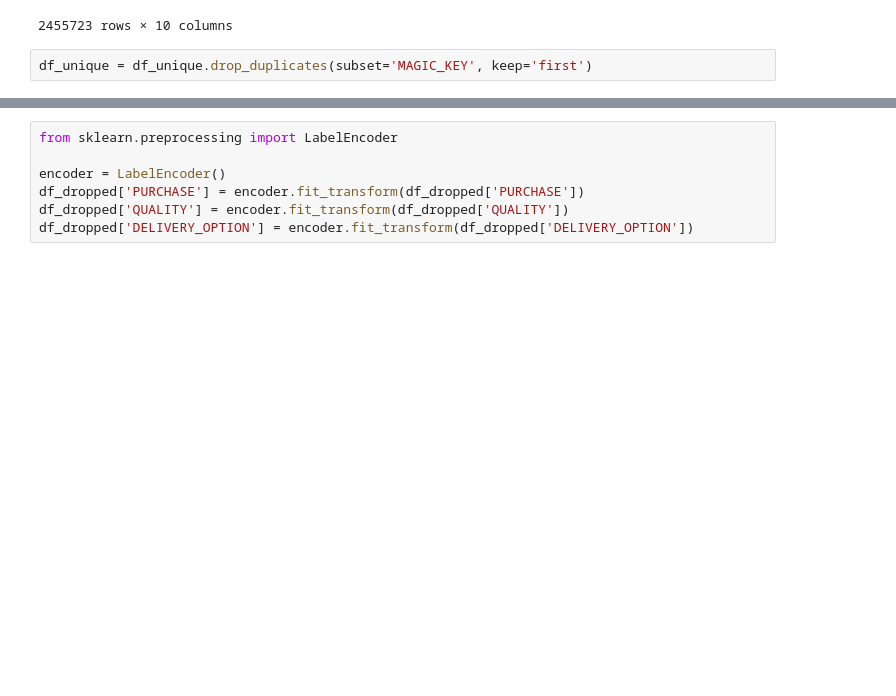
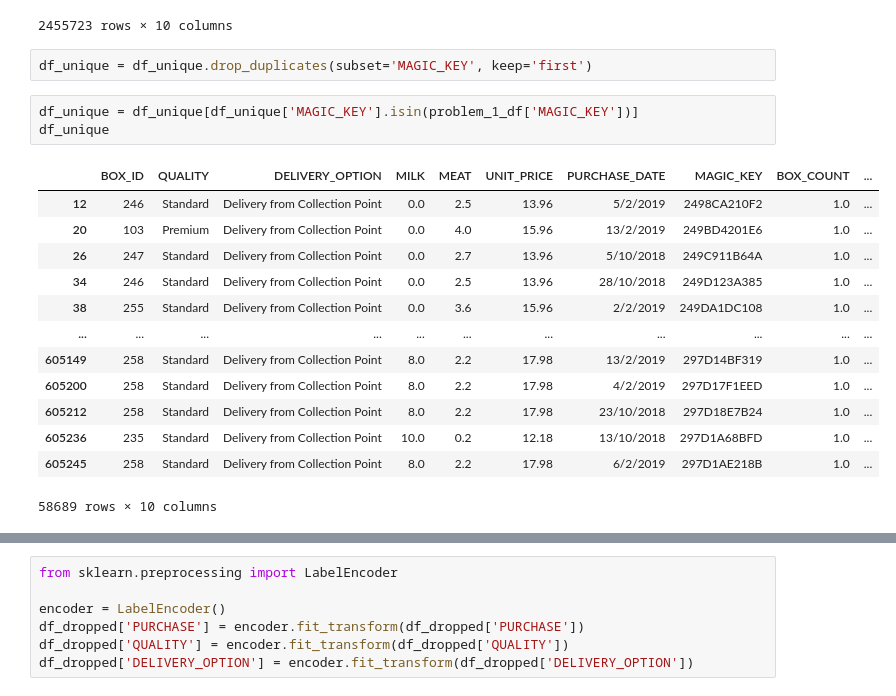
Before and after one commit to shuvo881/Robi-Datathon-3.0-kaggle-computation-, a Jupyter notebook: Problem 1.ipynb, the cells around one changed output, grey strips where cells are left out. Drawn from its saved outputs; the diff is of its cells as text; blank space fills up the shorter version.

```diff
--- a/Problem 1.ipynb
+++ b/Problem 1.ipynb
@@ -429,6 +429,23 @@ df_unique
 2455723 rows × 10 columns
 # %%
 df_unique = df_unique.drop_duplicates(subset='MAGIC_KEY', keep='first')
+# %%
+df_unique = df_unique[df_unique['MAGIC_KEY'].isin(problem_1_df['MAGIC_KEY'])]
+df_unique
+# %% [output]
+|  | BOX_ID | QUALITY | DELIVERY_OPTION | MILK | MEAT | UNIT_PRICE | PURCHASE_DATE | MAGIC_KEY | BOX_COUNT | ... |
+| 12 | 246 | Standard | Delivery from Collection Point | 0.0 | 2.5 | 13.96 | 5/2/2019 | 2498CA210F2 | 1.0 | ... |
+| 20 | 103 | Premium | Delivery from Collection Point | 0.0 | 4.0 | 15.96 | 13/2/2019 | 249BD4201E6 | 1.0 | ... |
+| 26 | 247 | Standard | Delivery from Collection Point | 0.0 | 2.7 | 13.96 | 5/10/2018 | 249C911B64A | 1.0 | ... |
+| 34 | 246 | Standard | Delivery from Collection Point | 0.0 | 2.5 | 13.96 | 28/10/2018 | 249D123A385 | 1.0 | ... |
+| 38 | 255 | Standard | Delivery from Collection Point | 0.0 | 3.6 | 15.96 | 2/2/2019 | 249DA1DC108 | 1.0 | ... |
+| ... | ... | ... | ... | ... | ... | ... | ... | ... | ... | ... |
+| 605149 | 258 | Standard | Delivery from Collection Point | 8.0 | 2.2 | 17.98 | 13/2/2019 | 297D14BF319 | 1.0 | ... |
+| 605200 | 258 | Standard | Delivery from Collection Point | 8.0 | 2.2 | 17.98 | 4/2/2019 | 297D17F1EED | 1.0 | ... |
+| 605212 | 258 | Standard | Delivery from Collection Point | 8.0 | 2.2 | 17.98 | 23/10/2018 | 297D18E7B24 | 1.0 | ... |
+| 605236 | 235 | Standard | Delivery from Collection Point | 10.0 | 0.2 | 12.18 | 13/10/2018 | 297D1A68BFD | 1.0 | ... |
+| 605245 | 258 | Standard | Delivery from Collection Point | 8.0 | 2.2 | 17.98 | 6/2/2019 | 297D1AE218B | 1.0 | ... |
+58689 rows × 10 columns
 # %%
 df_dropped = df_unique.drop(['BOX_ID', 'PURCHASE_DATE', 'BOX_COUNT'], axis=1)
 df_dropped = df_dropped[:58689]
```
Also changed, not shown: parts of 6 cells of this notebook.
